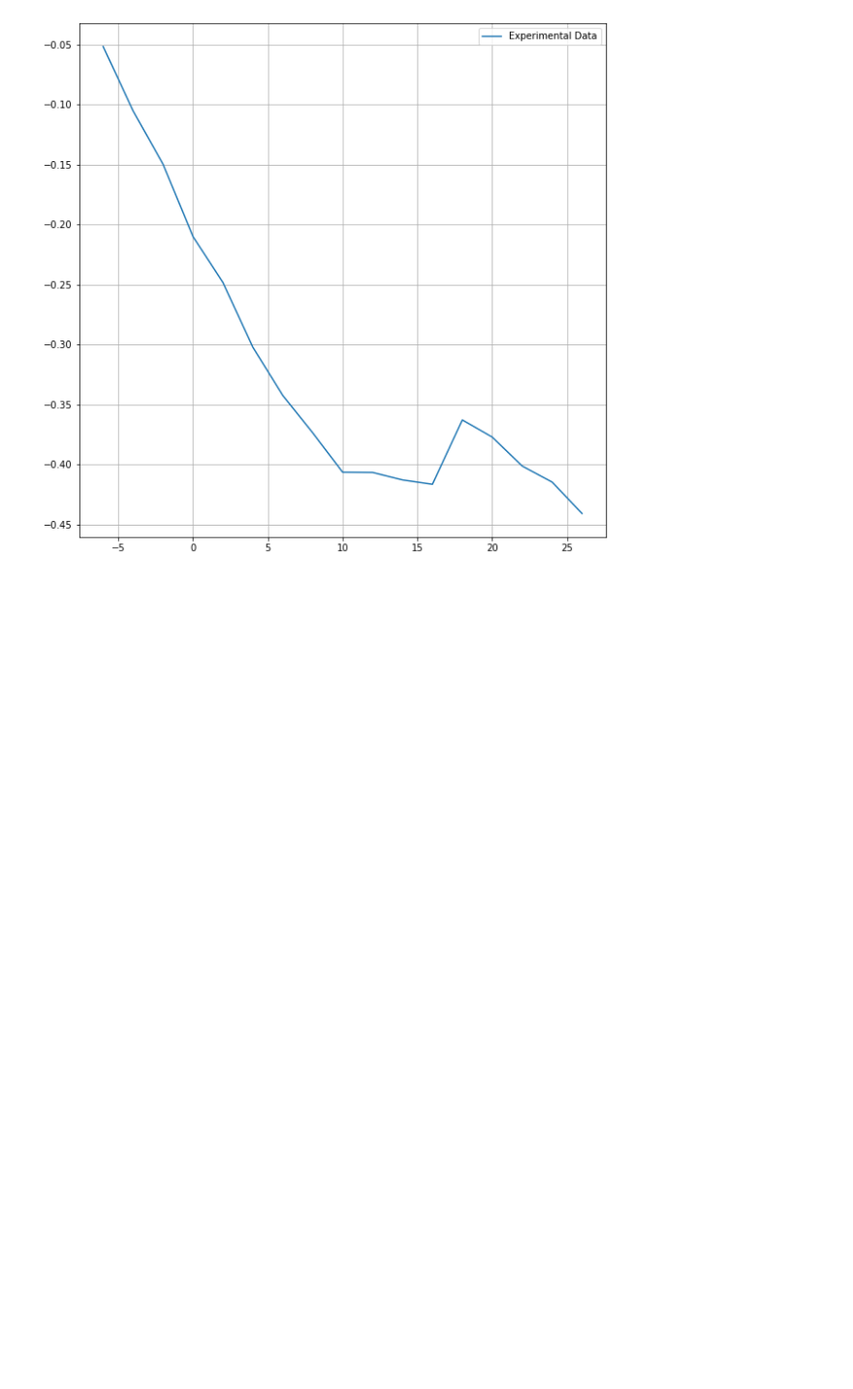
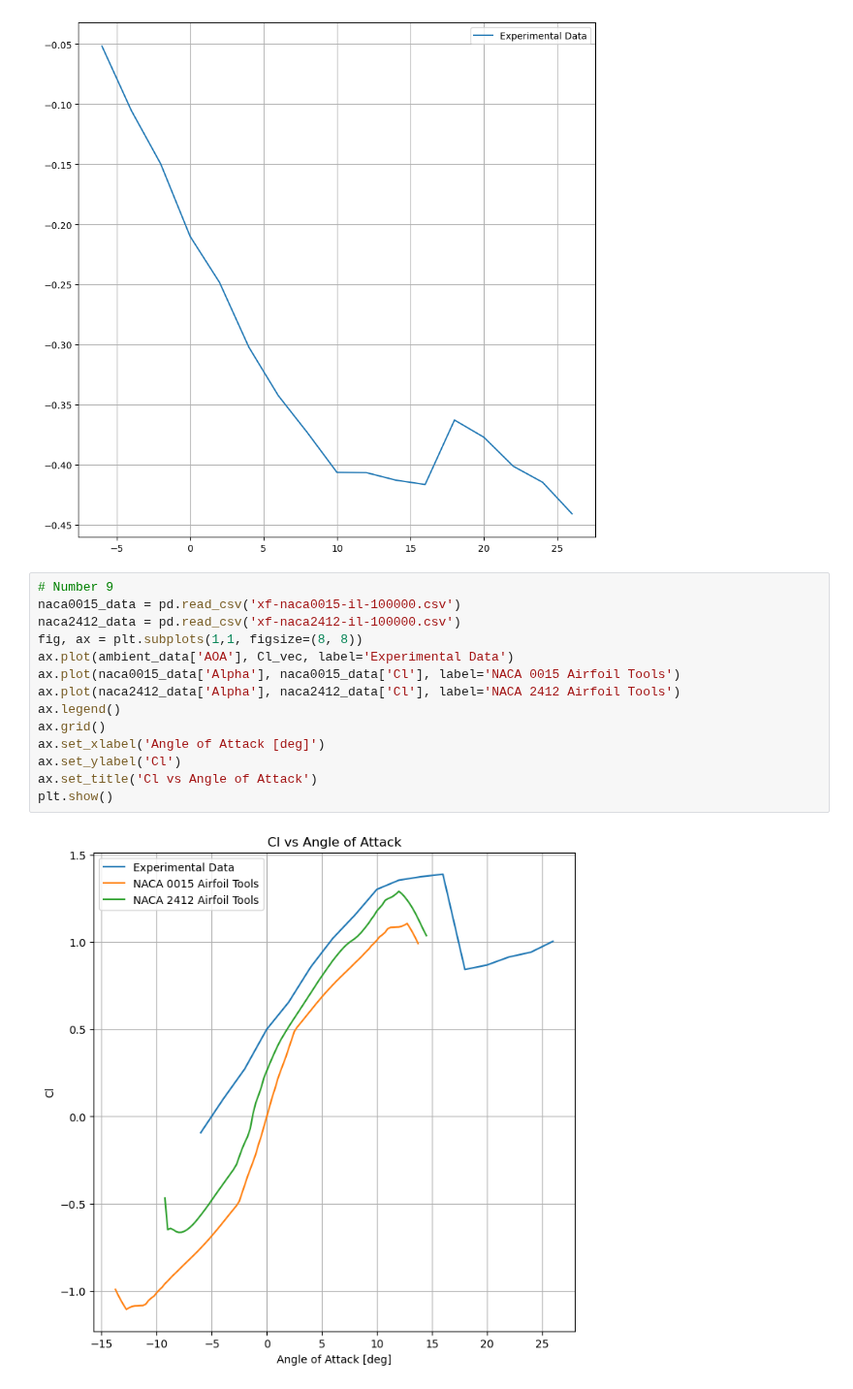
Before and after one commit to EvanY14/AE460-Fa23, a Jupyter notebook: Lab_2/dat_anal.ipynb, the cells around one changed output. Shown at 97% size. Drawn from its saved outputs; the diff is of its cells as text; blank space fills up the shorter version.

Commit message:
Added task 9 and axis labels

```diff
--- a/Lab_2/dat_anal.ipynb
+++ b/Lab_2/dat_anal.ipynb
@@ -130,3 +139,19 @@ ax.legend()
 plt.show()
 # %% [output]
 [figure]
+# %%
+# Number 9
+naca0015_data = pd.read_csv('xf-naca0015-il-100000.csv')
+naca2412_data = pd.read_csv('xf-naca2412-il-100000.csv')
+fig, ax = plt.subplots(1,1, figsize=(8, 8))
+ax.plot(ambient_data['AOA'], Cl_vec, label='Experimental Data')
+ax.plot(naca0015_data['Alpha'], naca0015_data['Cl'], label='NACA 0015 Airfoil Tools')
+ax.plot(naca2412_data['Alpha'], naca2412_data['Cl'], label='NACA 2412 Airfoil Tools')
+ax.legend()
+ax.grid()
+ax.set_xlabel('Angle of Attack [deg]')
+ax.set_ylabel('Cl')
+ax.set_title('Cl vs Angle of Attack')
+plt.show()
+# %% [output]
+[figure, added]
```
Also changed, not shown: parts of 4 cells of this notebook.
